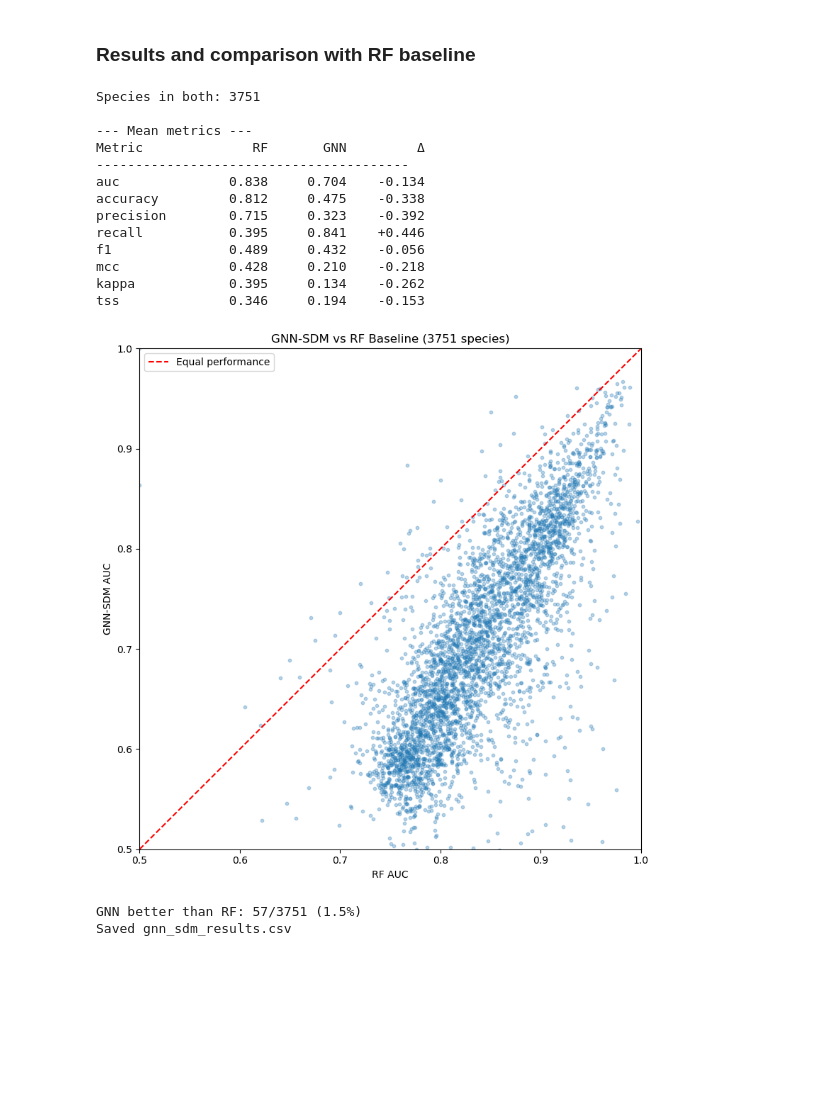
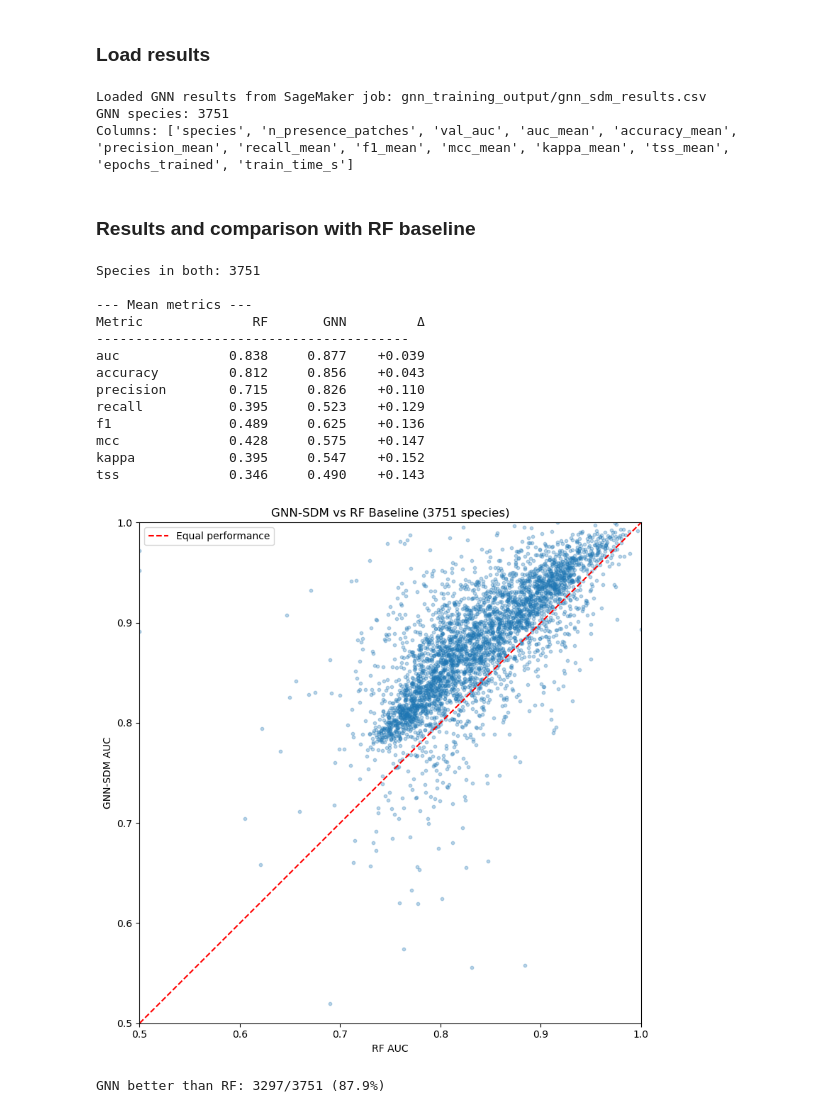
Before and after one commit to Kronmar-Bafu/cas-aml-project, a Jupyter notebook: 22_gnn_sdm_production.ipynb, the cells around one changed output. Cells and saved outputs as stored; diff of their text form; code cells hidden in the pictures; blank space fills up the shorter version.

```diff
--- a/22_gnn_sdm_production.ipynb
+++ b/22_gnn_sdm_production.ipynb
@@ -190,10 +9,36 @@ Done: 3751 species in 0s (0.0 min)
+# %% [markdown]
+### Load results
+# %%
+import os
+import numpy as np
+import pandas as pd
+import matplotlib.pyplot as plt
+
+# Load GNN results — prefer SageMaker job output, fall back to local checkpoint
+JOB_RESULTS = 'gnn_training_output/gnn_sdm_results.csv'
+LOCAL_CHECKPOINT = 'gnn_sdm_checkpoint.csv'
+
+if os.path.exists(JOB_RESULTS):
+    gnn_df = pd.read_csv(JOB_RESULTS)
+    print(f'Loaded GNN results from SageMaker job: {JOB_RESULTS}')
+elif os.path.exists(LOCAL_CHECKPOINT):
+    gnn_df = pd.read_csv(LOCAL_CHECKPOINT)
+    print(f'Loaded GNN results from local checkpoint: {LOCAL_CHECKPOINT}')
+else:
+    raise FileNotFoundError(
+        f'No GNN results found. Run notebook 21b to submit/download the training job, '
+        f'or ensure {LOCAL_CHECKPOINT} exists from a local run.'
+    )
+
+print(f'GNN species: {len(gnn_df)}')
+print(f'Columns: {list(gnn_df.columns)}')
+# %% [output]
+Loaded GNN results from SageMaker job: gnn_training_output/gnn_sdm_results.csv
+GNN species: 3751
+Columns: ['species', 'n_presence_patches', 'val_auc', 'auc_mean', 'accuracy_mean', 'precision_mean', 'recall_mean', 'f1_mean', 'mcc_mean', 'kappa_mean', 'tss_mean', 'epochs_trained', 'train_time_s']
 # %% [markdown]
 ### Results and comparison with RF baseline
 # %%
-import matplotlib.pyplot as plt
-
-gnn_df = pd.DataFrame(results)
-
 # Load RF baseline
 rf_df = pd.read_csv('baseline_rf_results.csv')
 
@@ -204,51 +49,47 @@ print(f'Species in both: {len(comp)}')
 metrics = ['auc', 'accuracy', 'precision', 'recall', 'f1', 'mcc', 'kappa', 'tss']
 
 print('\n--- Mean metrics ---')
-print(f'{"Metric":12s}  {"RF":>8s}  {"GNN":>8s}  {"Δ":>8s}')
+print('{:12s}  {:>8s}  {:>8s}  {:>8s}'.format('Metric', 'RF', 'GNN', '\u0394'))
 print('-' * 40)
 for m in metrics:
     rf_col = f'{m}_mean_rf'
     gnn_col = f'{m}_mean_gnn'
     if rf_col in comp.columns and gnn_col in comp.columns:
         rf_val = comp[rf_col].mean()
         gnn_val = comp[gnn_col].mean()
         print(f'{m:12s}  {rf_val:8.3f}  {gnn_val:8.3f}  {gnn_val - rf_val:+8.3f}')
 
 # Scatter: GNN AUC vs RF AUC
 fig, ax = plt.subplots(figsize=(8, 8))
 ax.scatter(comp['auc_mean_rf'], comp['auc_mean_gnn'], alpha=0.3, s=10)
 ax.plot([0.5, 1], [0.5, 1], 'r--', label='Equal performance')
 ax.set_xlabel('RF AUC')
 ax.set_ylabel('GNN-SDM AUC')
 ax.set_title(f'GNN-SDM vs RF Baseline ({len(comp)} species)')
 ax.legend()
 ax.set_xlim(0.5, 1)
 ax.set_ylim(0.5, 1)
 plt.tight_layout()
 plt.show()
 
 # How many species improved?
 improved = (comp['auc_mean_gnn'] > comp['auc_mean_rf']).sum()
 print(f'\nGNN better than RF: {improved}/{len(comp)} '
       f'({improved/len(comp)*100:.1f}%)')
-
-gnn_df.to_csv('gnn_sdm_results.csv', index=False)
-print('Saved gnn_sdm_results.csv')
 # %% [output]
 Species in both: 3751
 
 --- Mean metrics ---
 Metric              RF       GNN         Δ
 ----------------------------------------
-auc              0.838     0.704    -0.134
-accuracy         0.812     0.475    -0.338
-precision        0.715     0.323    -0.392
-recall           0.395     0.841    +0.446
-f1               0.489     0.432    -0.056
-mcc              0.428     0.210    -0.218
-kappa            0.395     0.134    -0.262
-tss              0.346     0.194    -0.153
+auc              0.838     0.877    +0.039
+accuracy         0.812     0.856    +0.043
+precision        0.715     0.826    +0.110
+recall           0.395     0.523    +0.129
+f1               0.489     0.625    +0.136
+mcc              0.428     0.575    +0.147
+kappa            0.395     0.547    +0.152
+tss              0.346     0.490    +0.143
-[figure, old version]
+[figure, new version]
-GNN better than RF: 57/3751 (1.5%)
-Saved gnn_sdm_results.csv
+GNN better than RF: 3297/3751 (87.9%)
 # %%
```
Also changed, not shown: parts of 15 cells of this notebook.
